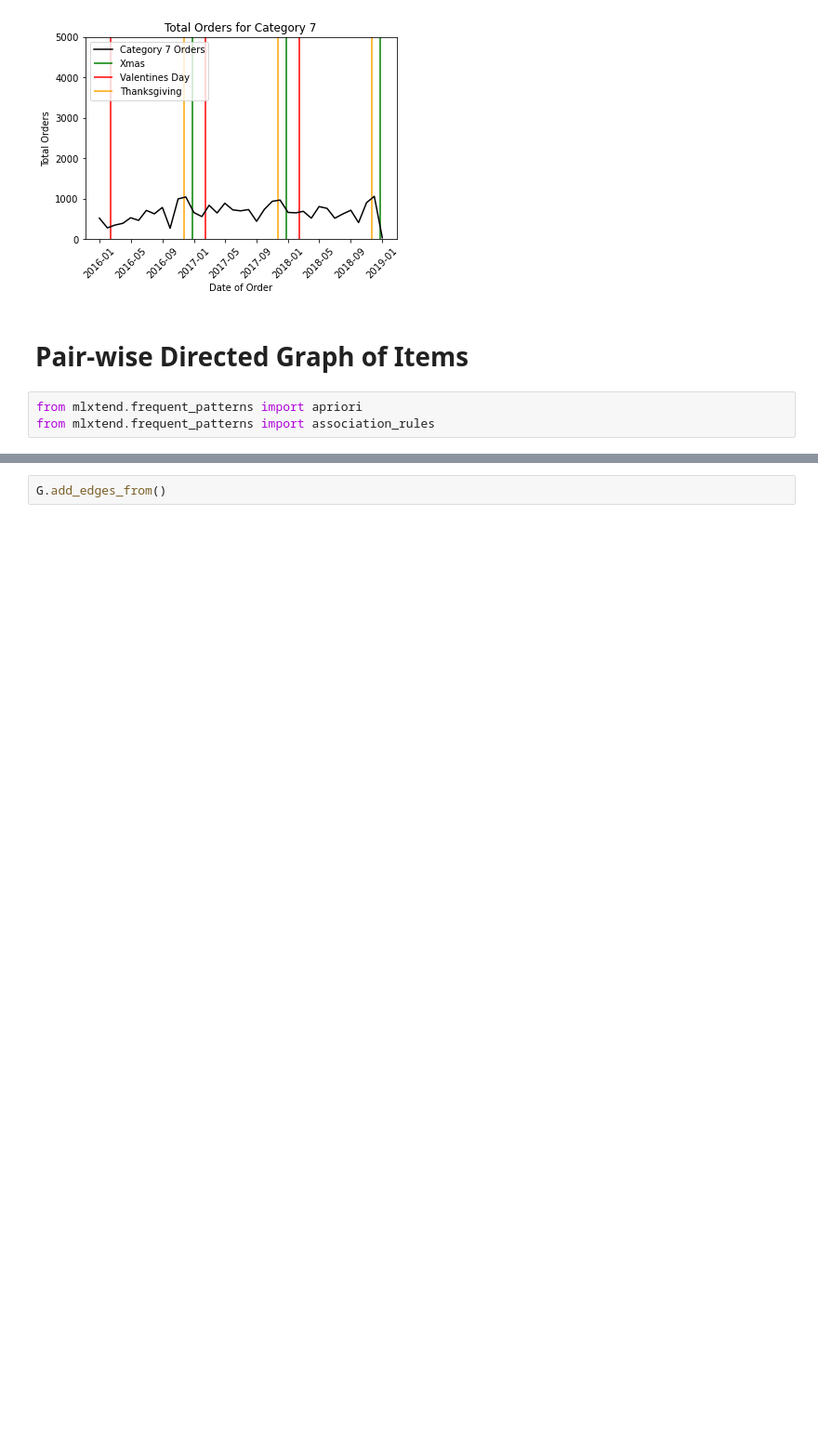
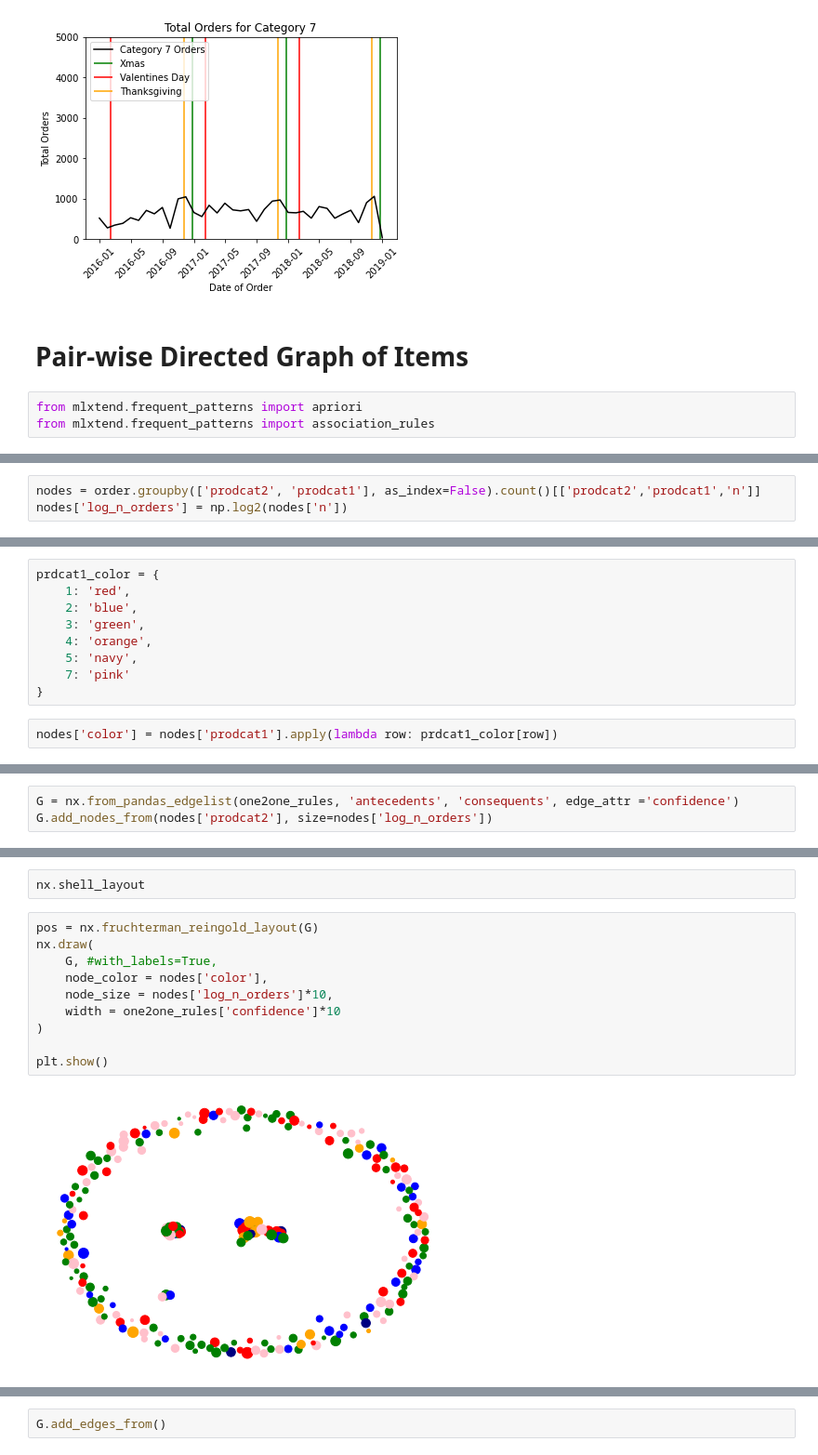
Before and after one commit to bryeomans90/shfly, a Jupyter notebook: Data Exploration.ipynb, the cells around one changed output, grey strips where cells are left out. Shown at 93% size. Cells and saved outputs as stored; diff of their text form; blank space fills up the shorter version.

```diff
--- a/Data Exploration.ipynb
+++ b/Data Exploration.ipynb
@@ -252,0 +345,3 @@ order.groupby()
+# %%
+nodes = order.groupby(['prodcat2', 'prodcat1'], as_index=False).count()[['prodcat2','prodcat1','n']]
+nodes['log_n_orders'] = np.log2(nodes['n'])
@@ -252,0 +350,11 @@ order.groupby()
+# %%
+prdcat1_color = {
+    1: 'red',
+    2: 'blue',
+    3: 'green',
+    4: 'orange',
+    5: 'navy',
+    7: 'pink'
+}
+# %%
+nodes['color'] = nodes['prodcat1'].apply(lambda row: prdcat1_color[row])
@@ -254,0 +388,3 @@ order.groupby()
+# %%
+G = nx.from_pandas_edgelist(one2one_rules, 'antecedents', 'consequents', edge_attr ='confidence')
+G.add_nodes_from(nodes['prodcat2'], size=nodes['log_n_orders'])
@@ -254,0 +409,14 @@ order.groupby()
+# %%
+nx.shell_layout
+# %%
+pos = nx.fruchterman_reingold_layout(G)
+nx.draw(
+    G, #with_labels=True,
+    node_color = nodes['color'],
+    node_size = nodes['log_n_orders']*10,
+    width = one2one_rules['confidence']*10
+)
+
+plt.show()
+# %% [output]
+[figure, added]
```
Also changed, not shown: parts of 43 cells of this notebook.
